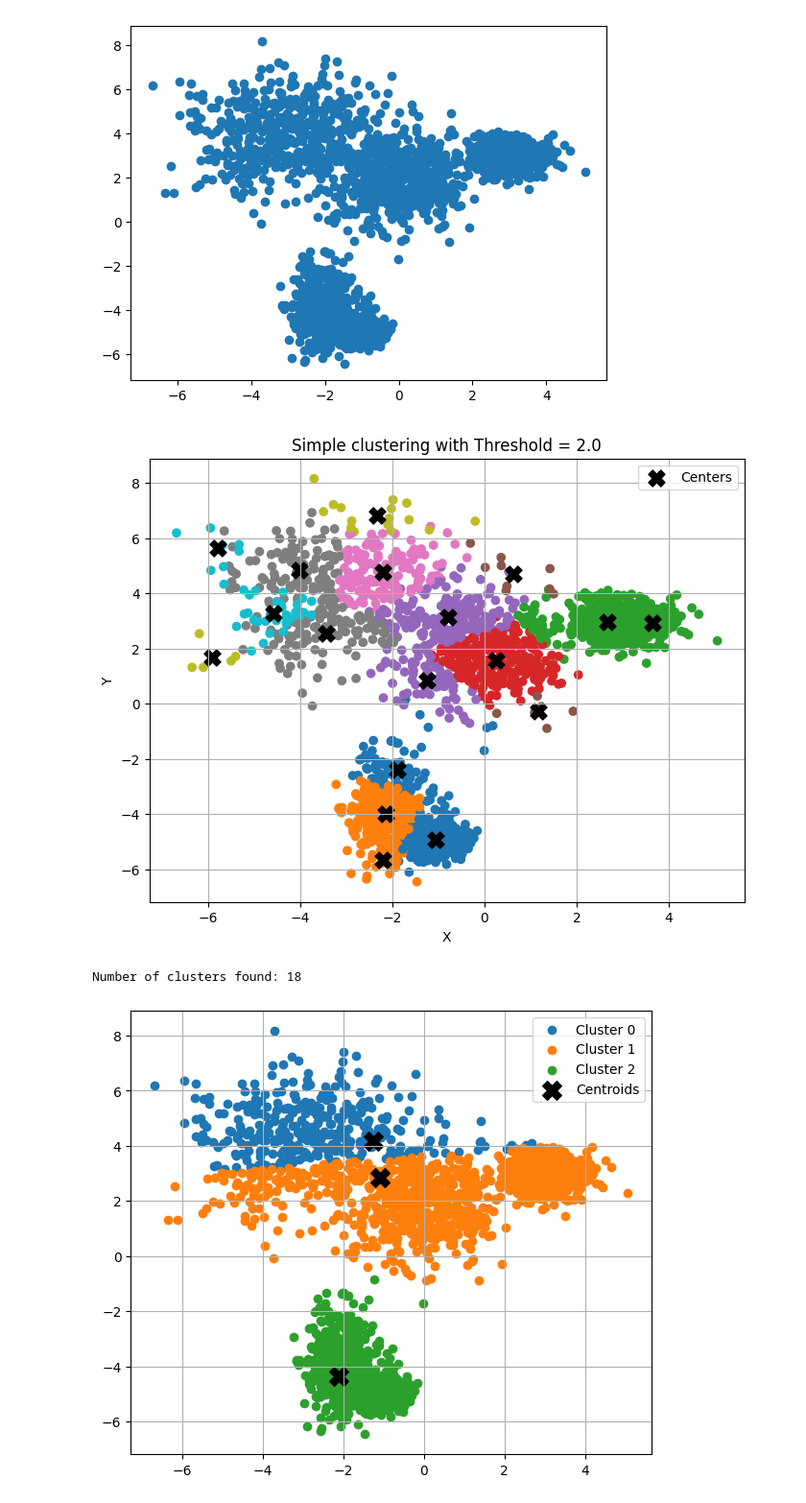
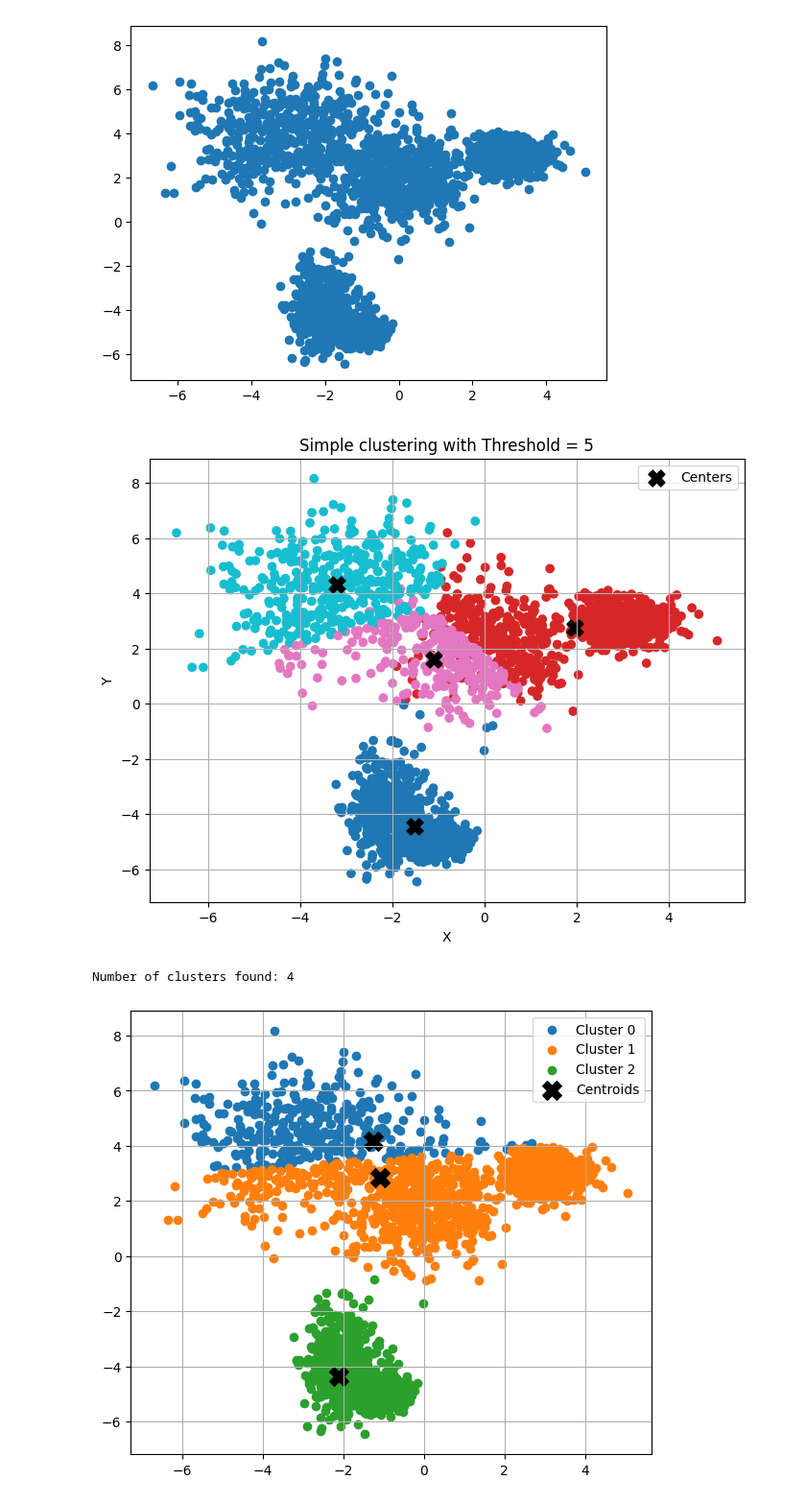
Before and after one commit to AndriyTok/data_Analysis_labs, a Jupyter notebook: lab6/lab6.ipynb, the cells around one changed output. Shown at 96% size. Drawn from its saved outputs; the diff is of its cells as text; code cells hidden in the pictures.

```diff
--- a/lab6/lab6.ipynb
+++ b/lab6/lab6.ipynb
@@ -65,36 +65,36 @@ def threshold_clustering(data, threshold):
             cluster_centers.append(data[idx])
             cluster_assignments[idx] = len(cluster_centers) - 1
         else:
             cluster_assignments[idx] = nearest_cluster
 
     # Обчислюємо нові центри як середні значення точок у кожному кластері
     final_centers = []
     for i in range(len(cluster_centers)):
         points_in_cluster = data[cluster_assignments == i]
         mean_center = np.mean(points_in_cluster, axis=0)
         final_centers.append(mean_center)
 
     return cluster_assignments, np.array(final_centers)
 
 # Приклад використання
-T = 2.0
+T = 5
 X = np.column_stack((x_values, y_values))
 assigned_labels, cluster_centers = threshold_clustering(X, T)
 
 plt.figure(figsize=(8, 6))
 plt.scatter(X[:, 0], X[:, 1], c=assigned_labels, cmap='tab10')
 plt.scatter(cluster_centers[:, 0], cluster_centers[:, 1], marker='X', c='black', s=150, label='Centers')
 plt.title(f'Simple clustering with Threshold = {T}')
 plt.xlabel('X')
 plt.ylabel('Y')
 plt.grid(True)
 plt.legend()
 plt.show()
 
 print("Number of clusters found:", len(np.unique(assigned_labels)))
 # %% [output]
-[figure, old version]
+[figure, new version]
-Number of clusters found: 18
+Number of clusters found: 4
 # %%
 k = 3
 # %%
```
